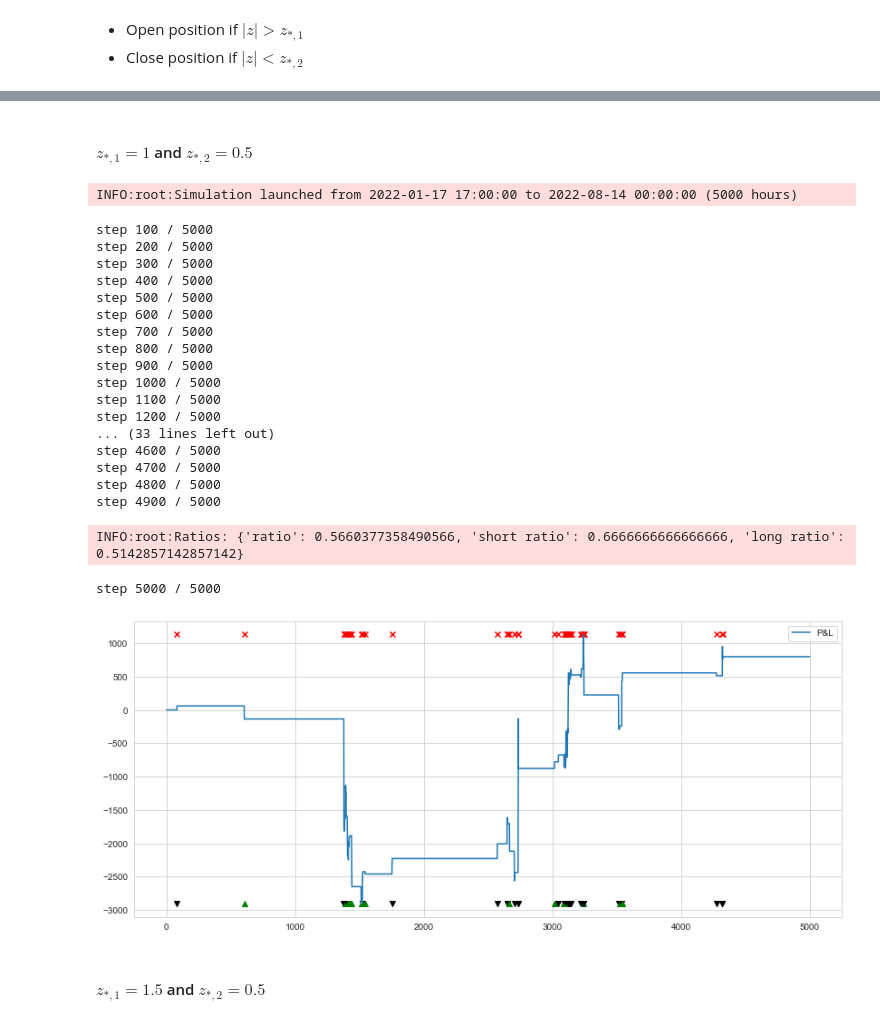
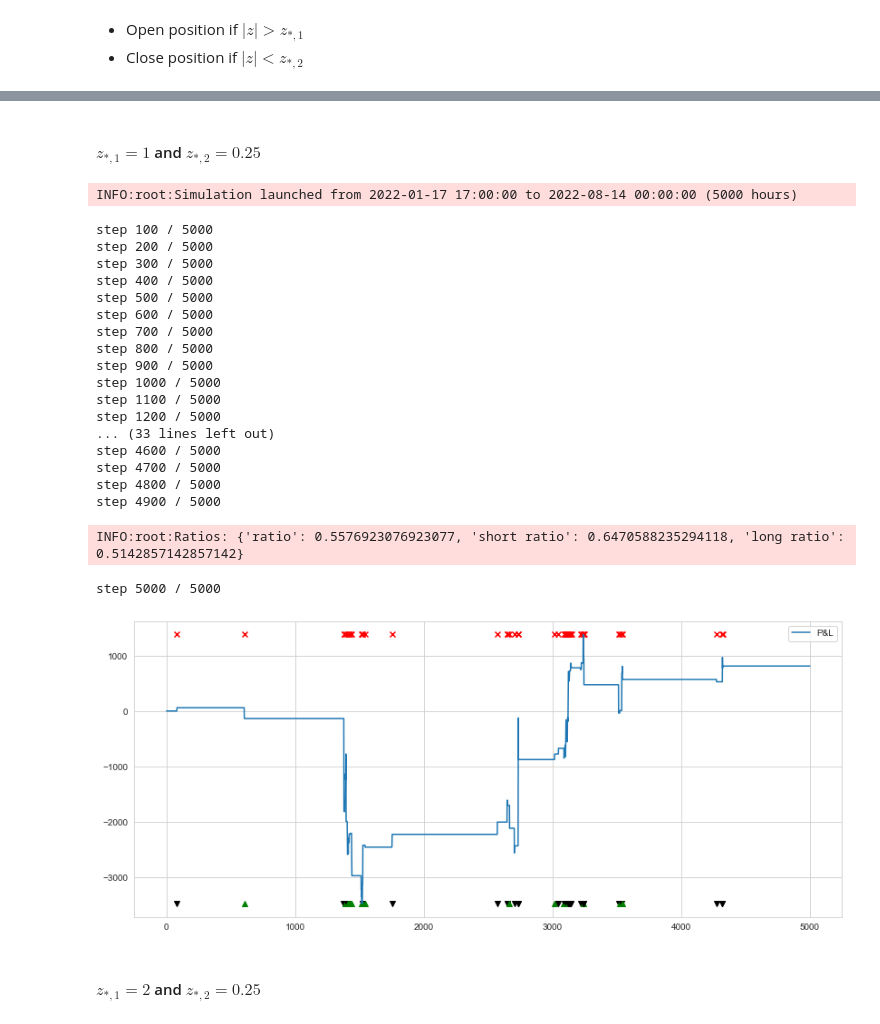
Before and after one commit to Tristan-C-13/modelling-non-stationary-time-series, a Jupyter notebook: meeting.ipynb, the cells around one changed output, grey strips where cells are left out. Saved outputs shown, nothing was run; the diff lists cells and outputs as text; code cells hidden in the pictures.

```diff
--- a/meeting.ipynb
+++ b/meeting.ipynb
@@ -258,32 +345,32 @@ step 5000 / 5000
 # %% [markdown]
-#### $z_{*,1} = 1$ and $z_{*,2} = 0.5$
+#### $z_{*,1} = 1$ and $z_{*,2} = 0.25$
 # %%
-portfolio_3, _, _ = launch_trading_simulation3(data_df, T, p, k, 1, 0.5, 'pnl_strat3_5000_1.csv')
+portfolio_3_z1 = launch_trading_simulation3(data_df, T, p, k, 1, 0.25, f'strat3_n={n_simulations}_z1')
 
 fig, ax = plt.subplots(figsize=(14, 6))
-portfolio_3.plot_pnl_entries(ax)
+portfolio_3_z1.plot_pnl_entries(ax)
 # %% [output]
 INFO:root:Simulation launched from 2022-01-17 17:00:00 to 2022-08-14 00:00:00 (5000 hours)
 step 100 / 5000
 step 200 / 5000
 step 300 / 5000
 step 400 / 5000
 step 500 / 5000
 step 600 / 5000
 step 700 / 5000
 step 800 / 5000
 step 900 / 5000
 step 1000 / 5000
 step 1100 / 5000
 step 1200 / 5000
 ... (33 lines left out)
 step 4600 / 5000
 step 4700 / 5000
 step 4800 / 5000
 step 4900 / 5000
-INFO:root:Ratios: {'ratio': 0.5660377358490566, 'short ratio': 0.6666666666666666, 'long ratio': 0.5142857142857142}
+INFO:root:Ratios: {'ratio': 0.5576923076923077, 'short ratio': 0.6470588235294118, 'long ratio': 0.5142857142857142}
 step 5000 / 5000
-[figure, old version]
+[figure, new version]
 # %% [markdown]
-#### $z_{*,1} = 1.5$ and $z_{*,2} = 0.5$
+#### $z_{*,1} = 2$ and $z_{*,2} = 0.25$
 # %%
```
Also changed, not shown: parts of 15 cells of this notebook, 1 other file.
